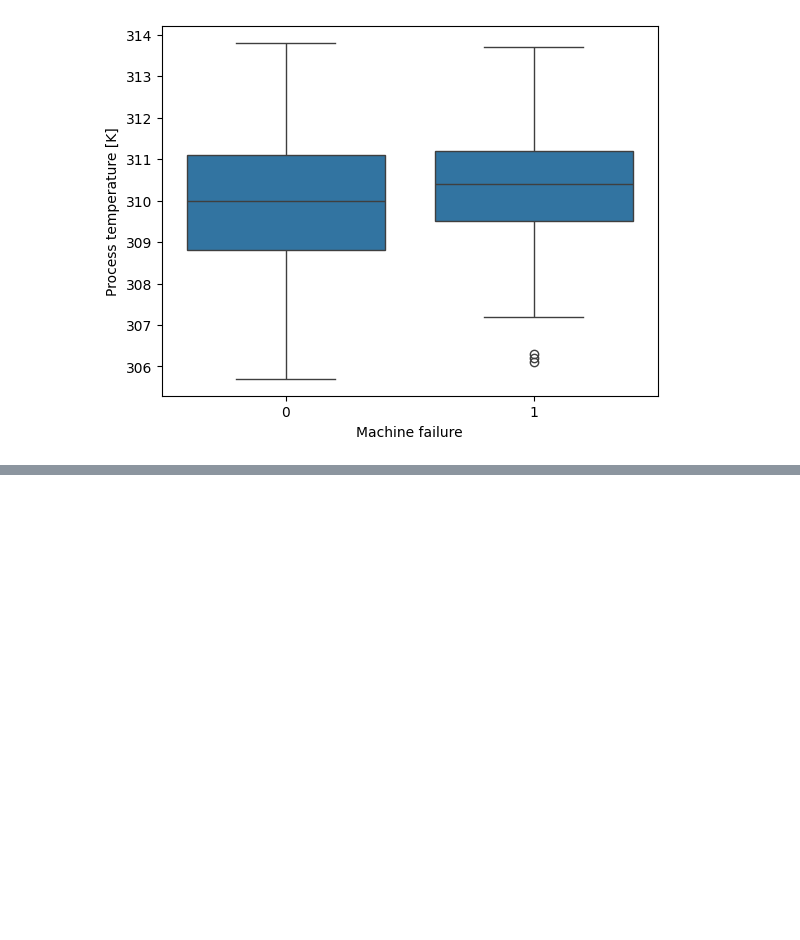
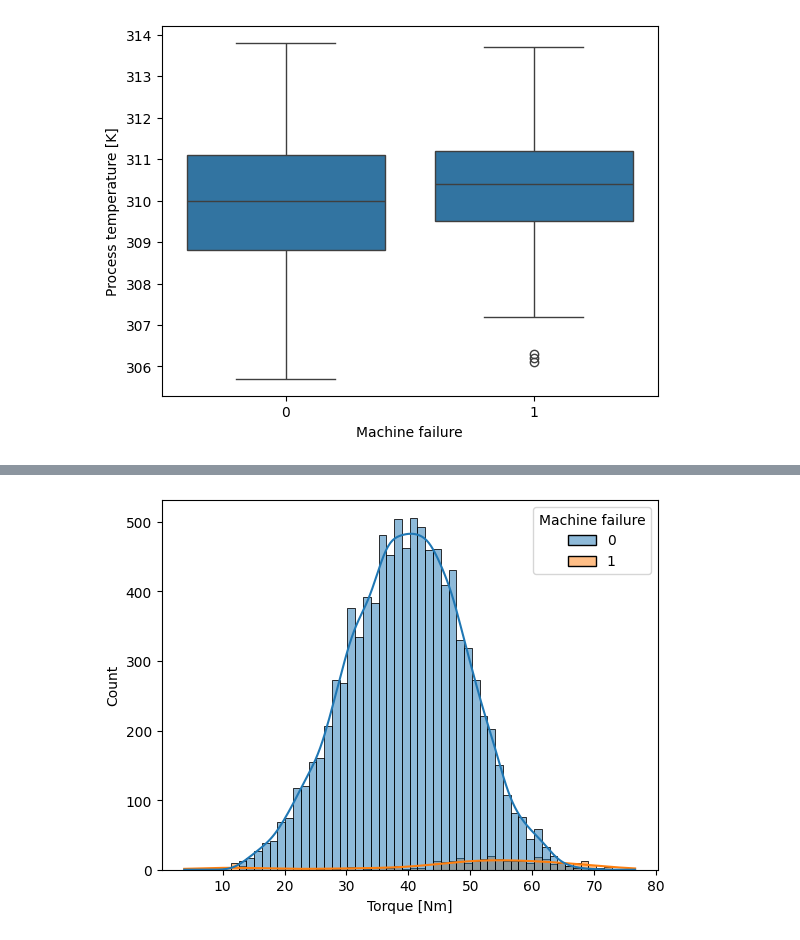
Before and after one commit to dogalaz97-da/predictive-maintenance-system, a Jupyter notebook: notebooks/EDA.ipynb, the cells around one changed output, grey strips where cells are left out. Cells and saved outputs as stored; diff of their text form; code cells hidden in the pictures; blank space fills up the shorter version.

```diff
--- a/notebooks/EDA.ipynb
+++ b/notebooks/EDA.ipynb
@@ -181,0 +239,10 @@ sns.boxplot(x="Machine failure", y="Process temperature [K]", data=df)
+# %%
+sns.histplot(
+    data=df,
+    x='Torque [Nm]',
+    hue='Machine failure',
+    kde=True
+)
+plt.show()
+# %% [output]
+[figure, added]
```
Also changed, not shown: parts of 9 cells of this notebook.
